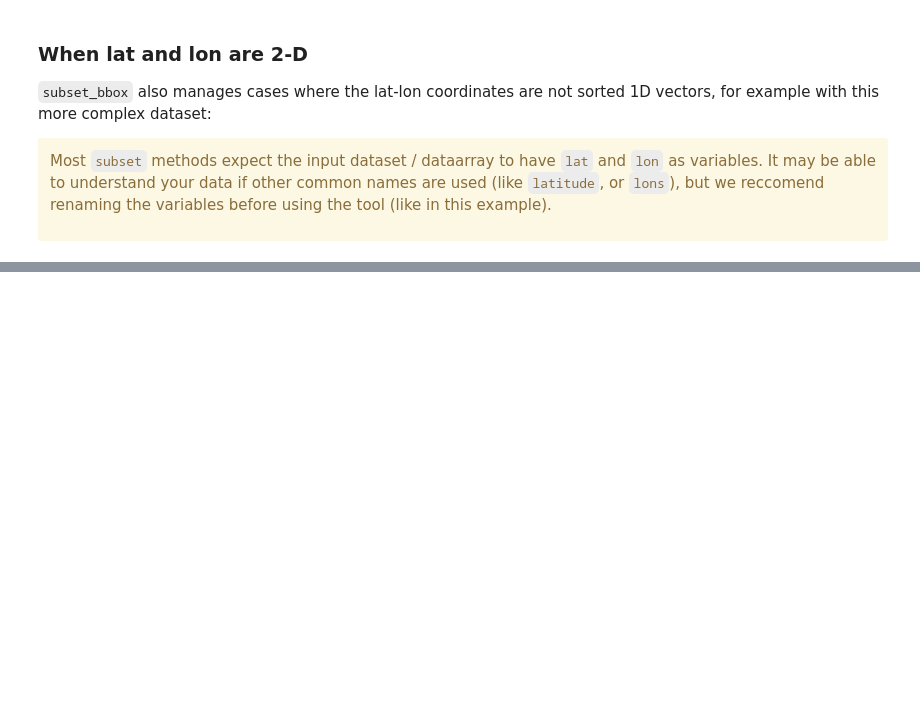
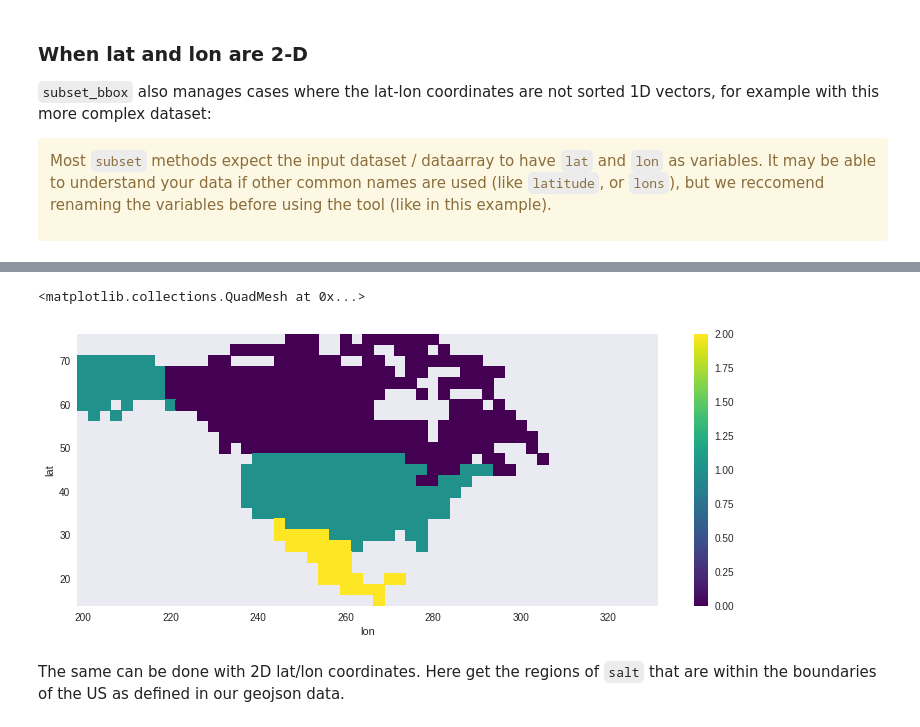
Before and after one commit to Ouranosinc/xclim, a Jupyter notebook: docs/notebooks/Subsetting with xclim.ipynb, the cells around one changed output, grey strips where cells are left out. Cells and saved outputs as stored; diff of their text form; code cells hidden in the pictures; blank space fills up the shorter version.

```diff
--- a/docs/notebooks/Subsetting with xclim.ipynb
+++ b/docs/notebooks/Subsetting with xclim.ipynb
@@ -82,0 +127,16 @@ ds3.tasmax.plot()
+# %%
+import pandas as pd
+import geopandas as gpd
+can = gpd.read_file('https://raw.githubusercontent.com/johan/world.geo.json/master/countries/CAN.geo.json')
+usa = gpd.read_file('https://raw.githubusercontent.com/johan/world.geo.json/master/countries/USA.geo.json')
+mex = gpd.read_file('https://raw.githubusercontent.com/johan/world.geo.json/master/countries/MEX.geo.json')
+northam = pd.concat([can, usa, mex]).reset_index()
+# %%
+mask = subset.create_mask(x_dim=ds.lon, y_dim=ds.lat, poly=northam, wrap_lons=True)
+# %%
+mask.T.plot() # The transpose is needed because create_mask returns lon, lat instead the input lat, lon.
+# %% [output]
+<matplotlib.collections.QuadMesh at 0x...>
+[figure, added]
+# %% [markdown]
+The same can be done with 2D lat/lon coordinates. Here get the regions of `salt` that are within the boundaries of the US as defined in our geojson data.
```
Also changed, not shown: parts of 21 cells of this notebook.
